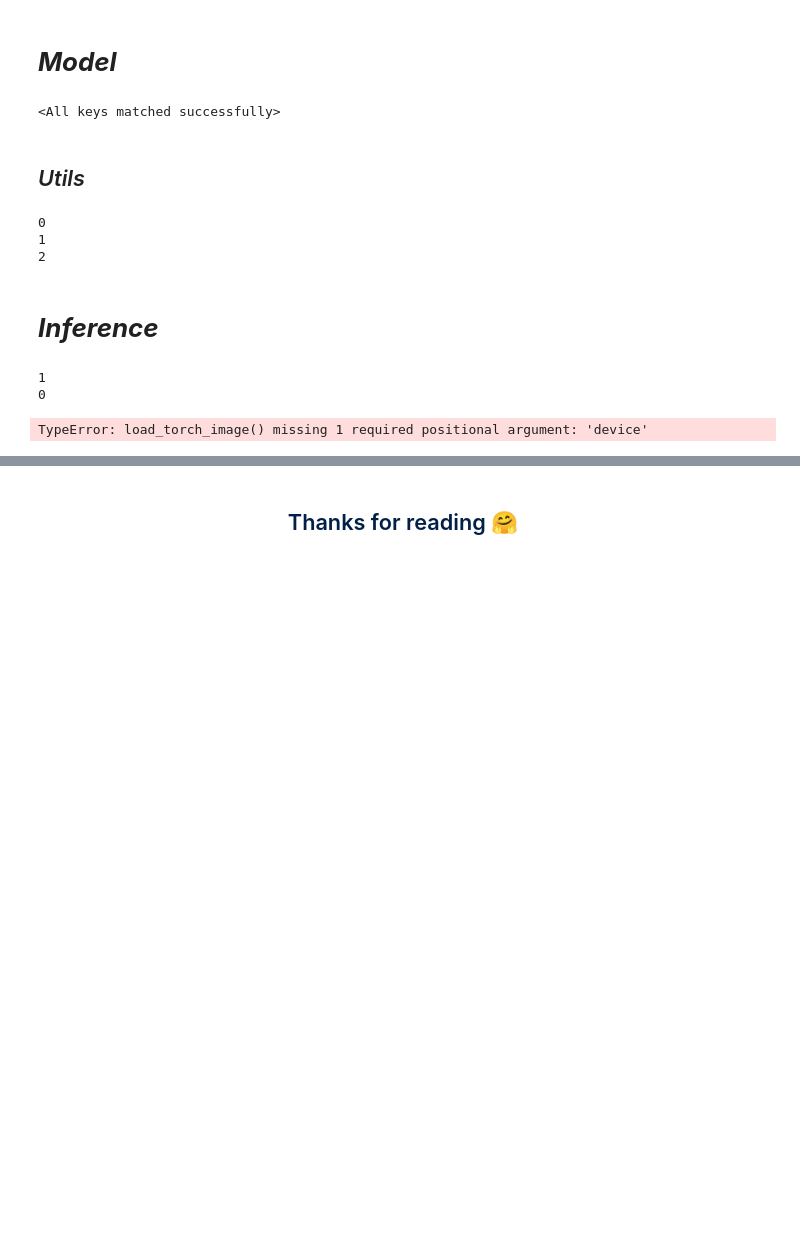
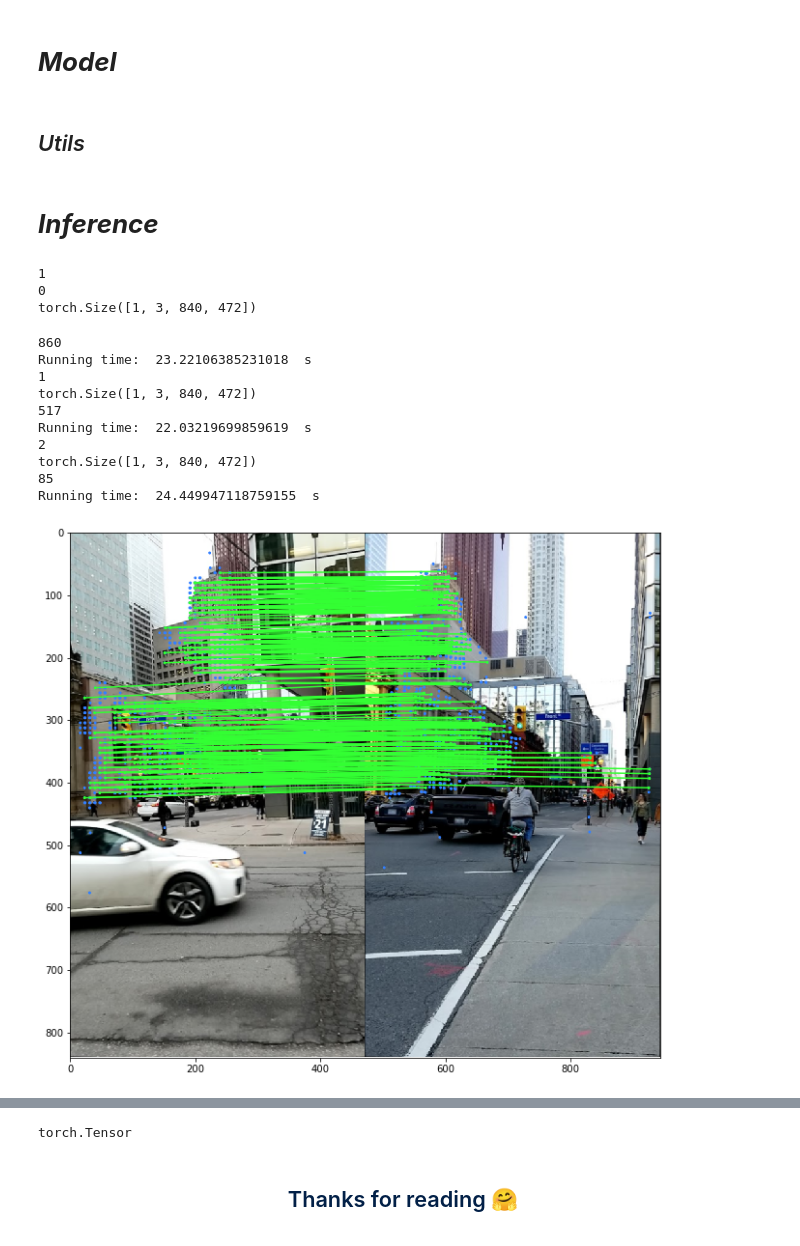
Before and after one commit to garzonwilmer5/ImageMatchingChallenge_TowGeeses, a Jupyter notebook: imc-2022-kornia-score-0-725.ipynb, the cells around one changed output, grey strips where cells are left out. Saved outputs shown, nothing was run; the diff lists cells and outputs as text; code cells hidden in the pictures; blank space fills up the shorter version.

```diff
--- a/imc-2022-kornia-score-0-725.ipynb
+++ b/imc-2022-kornia-score-0-725.ipynb
@@ -37,10 +30,8 @@ or from the matplotlib source distribution
 matcher = KF.LoFTR(pretrained=None)
 matcher.load_state_dict(torch.load("loftr_outdoor.ckpt")['state_dict'])
 
-#device = torch.device('cuda')
-#matcher = matcher.to(device).eval()
+device = torch.device("cuda" if torch.cuda.is_available() else "cpu")
+matcher = matcher.to(device).eval()
-# %% [output]
-<All keys matched successfully>
 # %% [markdown]
 ## *Utils*
 # %%
@@ -74,11 +85,3 @@ def load_torch_image(fname, device):
-# %%
-for i, row in enumerate(test_samples):
-    print(i)
-    sample_id, batch_id, image_1_id, image_2_id = row
-# %% [output]
-0
-1
-2
 # %% [markdown]
 # ***Inference***
 # %%
@@ -90,52 +93,72 @@ for i, row in enumerate(test_samples):
     sample_id, batch_id, image_1_id, image_2_id = row
     # Load the images.
     st = time.time()
-    image_1 =load_torch_image(f'{src}/test_images/{batch_id}/{image_1_id}.png', device)
-    image_2 = load_torch_image(f'{src}/test_images/{batch_id}/{image_2_id}.png', device)
+    image_1, image_1F, scale1 =load_torch_image(f'{src}/test_images/{batch_id}/{image_1_id}.png', device)
+    image_2, image_2F, scale2 = load_torch_image(f'{src}/test_images/{batch_id}/{image_2_id}.png', device)
     print(image_1.shape)
     input_dict = {"image0": K.color.rgb_to_grayscale(image_1),
               "image1": K.color.rgb_to_grayscale(image_2)}
+    input_dictF = {"image0": K.color.rgb_to_grayscale(image_1F),
+              "image1": K.color.rgb_to_grayscale(image_2F)}
 
-    with torch.no_grad():
-        correspondences = matcher(input_dict)
 
-    mkpts0 = correspondences['keypoints0'].cpu().numpy()
-    mkpts1 = correspondences['keypoints1'].cpu().numpy()
+
+    mkpts0 ,mkpts1 = getMatches(matcher, input_dict)
+    mkpts0F ,mkpts1F = getMatches(matcher, input_dictF, foo = reverseMirrorPoints
+                                 ,fooParams1 = {'w':image_1.shape[-1]}
+                                 ,fooParams2 = {'w':image_2.shape[-1]})
+
+    mkpts0 = np.concatenate((mkpts0, mkpts0F), axis=0)
+    mkpts1 = np.concatenate((mkpts1, mkpts1F), axis=0)
+    print(len(mkpts0))
 
     if len(mkpts0) > 7:
         #F, inliers = cv2.findFundamentalMat(mkpts0, mkpts1, cv2.USAC_MAGSAC, 0.25, 0.9999, 100000)
         F, inliers = cv2.findFundamentalMat(mkpts0, mkpts1, cv2.USAC_MAGSAC, 0.1845, 0.999999, 220000)
         inliers = inliers > 0
+        F2, inliers2 = cv2.findFundamentalMat(mkpts0F, mkpts1F, cv2.USAC_MAGSAC, 0.1845, 0.999999, 220000)
+        inliers2 = inliers2 > 0
         assert F.shape == (3, 3), 'Malformed F?'
         F_dict[sample_id] = F
     else:
         F_dict[sample_id] = np.zeros((3, 3))
         continue
     gc.collect()
     nd = time.time()
     if (i < 3):
         print("Running time: ", nd - st, " s")
         draw_LAF_matches(
         KF.laf_from_center_scale_ori(torch.from_numpy(mkpts0).view(1,-1, 2),
                                     torch.ones(mkpts0.shape[0]).view(1,-1, 1, 1),
                                     torch.ones(mkpts0.shape[0]).view(1,-1, 1)),
 
         KF.laf_from_center_scale_ori(torch.from_numpy(mkpts1).view(1,-1, 2),
                                     torch.ones(mkpts1.shape[0]).view(1,-1, 1, 1),
                                     torch.ones(mkpts1.shape[0]).view(1,-1, 1)),
         torch.arange(mkpts0.shape[0]).view(-1,1).repeat(1,2),
         K.tensor_to_image(image_1),
         K.tensor_to_image(image_2),
         inliers,
         draw_dict={'inlier_color': (0.2, 1, 0.2),
                    'tentative_color': None,
                    'feature_color': (0.2, 0.5, 1), 'vertical': False})
 
 with open('submission.csv', 'w') as f:
     f.write('sample_id,fundamental_matrix\n')
     for sample_id, F in F_dict.items():
         f.write(f'{sample_id},{FlattenMatrix(F)}\n')
 # %% [output]
 1
 0
+torch.Size([1, 3, 840, 472])
-TypeError: load_torch_image() missing 1 required positional argument: 'device'
+860
+Running time:  23.22106385231018  s
+1
+torch.Size([1, 3, 840, 472])
+517
+Running time:  22.03219699859619  s
+2
+torch.Size([1, 3, 840, 472])
+85
+Running time:  24.449947118759155  s
+[figure, added]
@@ -142,3 +167,7 @@ TypeError: load_torch_image() missing 1 required positional argument: 'device'
+# %%
+type(image_1)
+# %% [output]
+torch.Tensor
 # %% [markdown]
 <center>
     <h2 style="color: #022047"> Thanks for reading 🤗  </h2>
```
Also changed, not shown: parts of 3 cells of this notebook, 2 other files.
